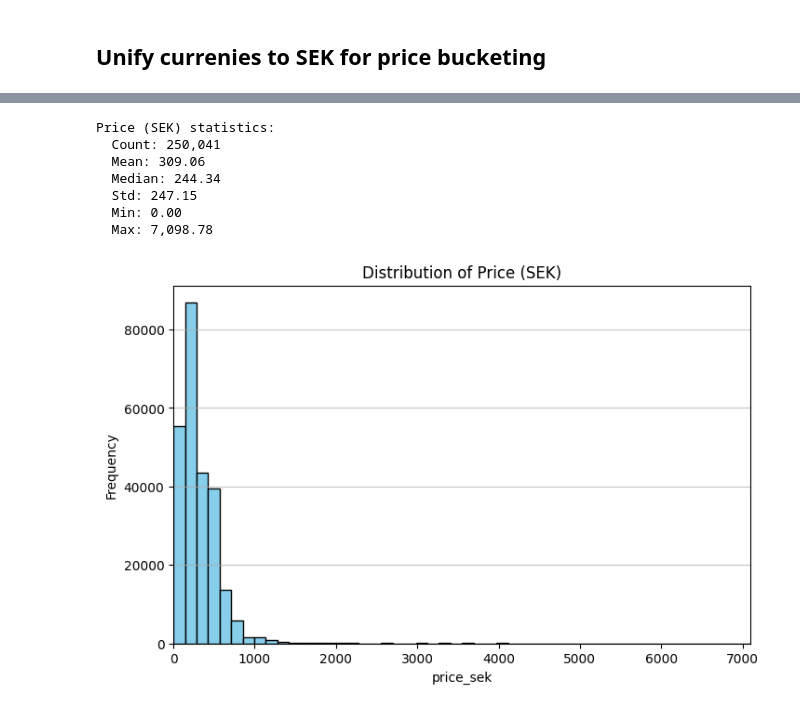
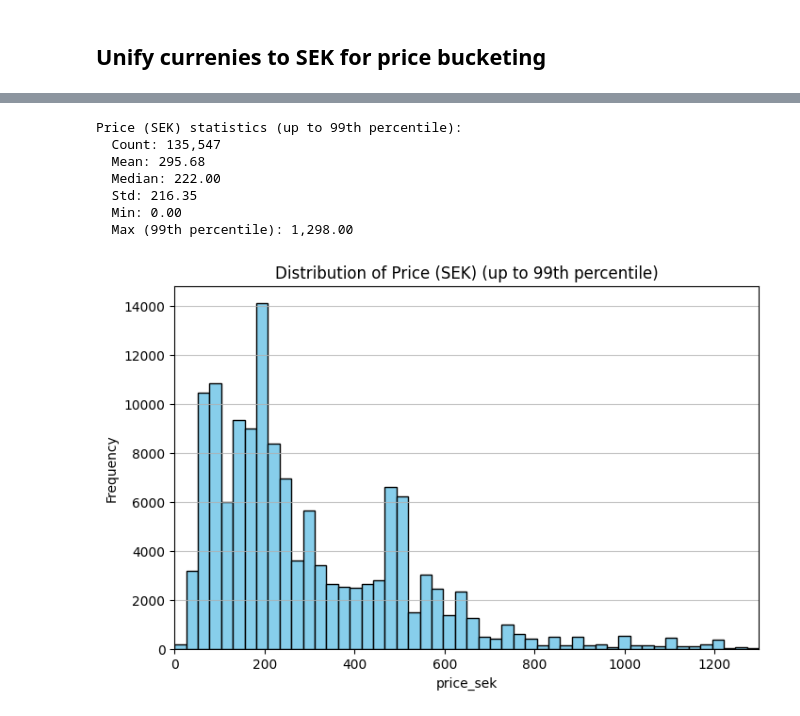
Before and after one commit to maria-lagerholm/itcm_recommendation_engine, a Jupyter notebook: notebooks/eda_transactions.ipynb, the cells around one changed output, grey strips where cells are left out. Drawn from its saved outputs; the diff is of its cells as text; code cells hidden in the pictures.

```diff
--- a/notebooks/eda_transactions.ipynb
+++ b/notebooks/eda_transactions.ipynb
@@ -67,7 +84,21 @@ dtype: float64
 ## Remove known bugs
 # %%
 
-# Remove rows where 'created' date is 2024-05-26, 2024-05-27, 2024-05-28, or 2024-05-29 (bugs)
-tx['created'] = pd.to_datetime(tx['created'], errors='coerce')
-dates_to_remove = pd.to_datetime(['2024-05-21', '2024-05-26', '2024-05-27', '2024-05-28', '2024-05-29'])
-tx = tx[~tx['created'].dt.normalize().isin(dates_to_remove)]
+# Remove all rows associated with shopUserId 80136 and 130244 from tx
+tx = tx[~tx['shopUserId'].isin(['80136', '130244'])]
+
+# Dedup ordrers if the same shopUserId has multiple orders (different orderId) with exactly same items (groupId)
+# %%
+import pandas as pd
+
+# make a day key and a stable sort so "first" is deterministic
+tx["created"] = pd.to_datetime(tx["created"], errors="coerce")
+tx = tx.sort_values(["shopUserId", "groupId", "created", "orderId"], na_position="last")
+
+tx["created_date"] = tx["created"].dt.date
+
+# keep first occurrence per key; singles are kept too
+before = len(tx)
+tx = tx[~tx.duplicated(subset=["shopUserId", "groupId", "created_date"], keep="first")]
+after = len(tx)
+print(f"Removed {before - after} duplicate rows based on shopUserId, groupId, and created_date")
@@ -130,36 +170,37 @@ tx = tx[~tx['price'].astype(str).str.replace('.0$', '', regex=True).str.fullmatc
 # %%
 import matplotlib.pyplot as plt
 
 # Show key statistics in numbers
 price_sek = tx["price_sek"].dropna()
-print("Price (SEK) statistics:")
-print(f"  Count: {price_sek.count():,}")
-print(f"  Mean: {price_sek.mean():,.2f}")
-print(f"  Median: {price_sek.median():,.2f}")
-print(f"  Std: {price_sek.std():,.2f}")
-print(f"  Min: {price_sek.min():,.2f}")
-print(f"  Max: {price_sek.max():,.2f}")
+q99 = price_sek.quantile(0.99)
+print("Price (SEK) statistics (up to 99th percentile):")
+print(f"  Count: {price_sek[price_sek <= q99].count():,}")
+print(f"  Mean: {price_sek[price_sek <= q99].mean():,.2f}")
+print(f"  Median: {price_sek[price_sek <= q99].median():,.2f}")
+print(f"  Std: {price_sek[price_sek <= q99].std():,.2f}")
+print(f"  Min: {price_sek[price_sek <= q99].min():,.2f}")
+print(f"  Max (99th percentile): {q99:,.2f}")
 
 plt.figure(figsize=(8, 5))
 plt.hist(
-    price_sek,
+    price_sek[price_sek <= q99],
     bins=50,
     color="skyblue",
     edgecolor="black"
 )
-plt.title("Distribution of Price (SEK)")
+plt.title("Distribution of Price (SEK) (up to 99th percentile)")
 plt.xlabel("price_sek")
 plt.ylabel("Frequency")
-plt.xlim(price_sek.min(), price_sek.max())
+plt.xlim(price_sek[price_sek <= q99].min(), q99)
 plt.grid(axis='y', alpha=0.75)
 plt.show()
 # %% [output]
-Price (SEK) statistics:
-  Count: 250,041
-  Mean: 309.06
-  Median: 244.34
-  Std: 247.15
+Price (SEK) statistics (up to 99th percentile):
+  Count: 135,547
+  Mean: 295.68
+  Median: 222.00
+  Std: 216.35
   Min: 0.00
-  Max: 7,098.78
+  Max (99th percentile): 1,298.00
-[figure, old version]
+[figure, new version]
 # %%
```
Also changed, not shown: parts of 34 cells of this notebook, 2 other files.
